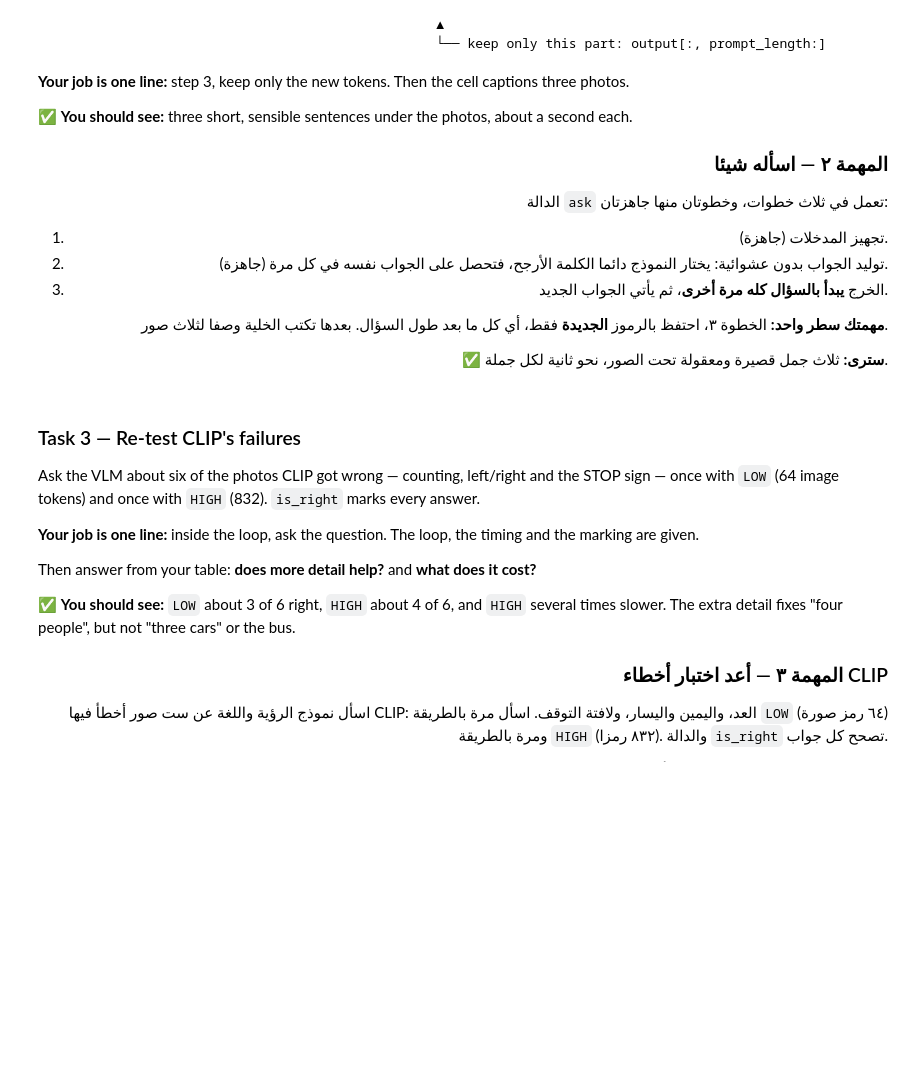
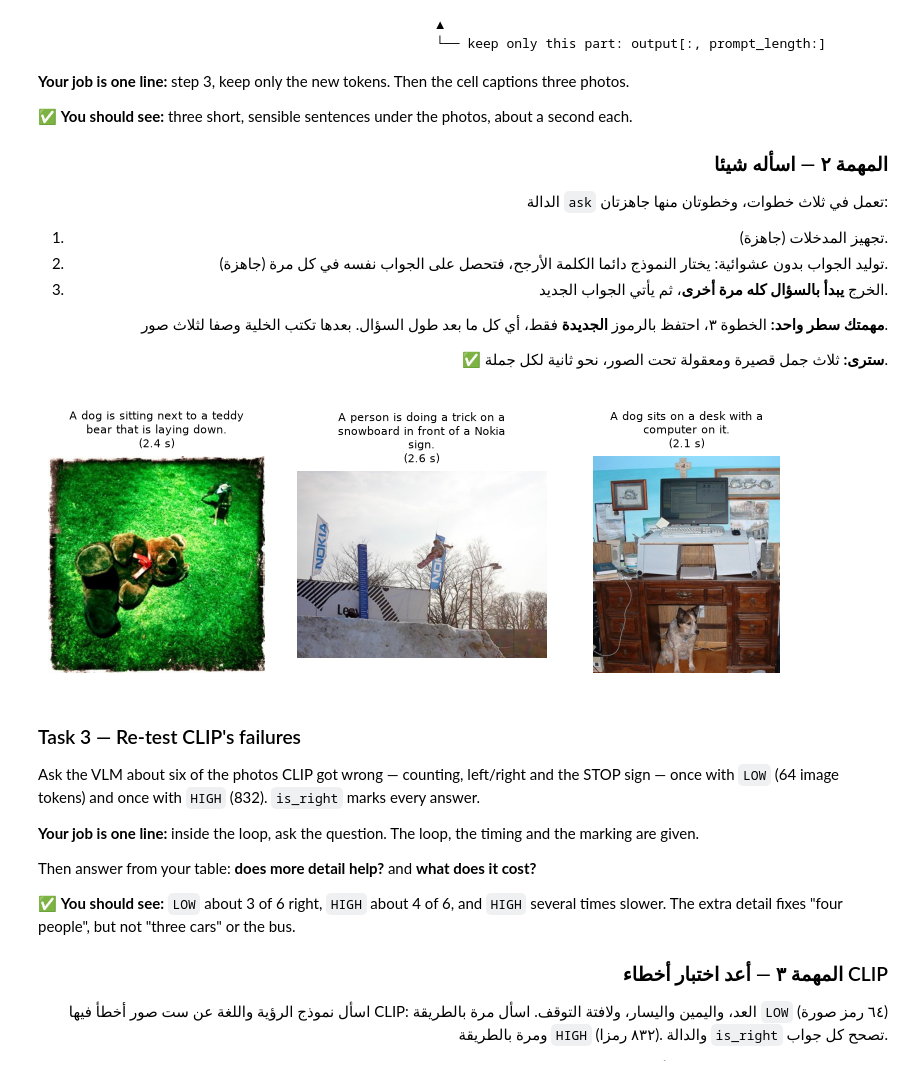
Before and after one commit to 507ahmed507-afk/AIEP_Olo_student, a Jupyter notebook: week_7_multimodal/labs/D2_clip_vlm/D2_clip_vlm_blank.ipynb, the cells around one changed output. Cells and saved outputs as stored; diff of their text form; code cells hidden in the pictures; blank space fills up the shorter version.

```diff
--- a/week_7_multimodal/labs/D2_clip_vlm/D2_clip_vlm_blank.ipynb
+++ b/week_7_multimodal/labs/D2_clip_vlm/D2_clip_vlm_blank.ipynb
@@ -723,20 +817,21 @@ def count_params(part):
 PARTS = {"vision encoder": vlm.model.vision_model,
          "connector": vlm.model.connector,
          "language model": vlm.model.text_model}
+
 PART_PARAMS = {}
 for name, part in PARTS.items():
-    # TODO: PART_PARAMS[name] = ... (use count_params)
-    # مهمة: ضع عدد معاملات هذا الجزء في القاموس.
+    PART_PARAMS[name] = count_params(part)
 
 photo = load_image(CAPTION_IMAGES[0])
 IMAGE_TOKENS = {}
+
 for name, processor in [("LOW", LOW), ("HIGH", HIGH)]:
     input_ids = prepare(photo, "Describe it.", processor)["input_ids"]
-    is_image_token = input_ids == vlm.config.image_token_id          # True where the token is part of the photo
-    # TODO: IMAGE_TOKENS[name] = ... (how many True values in is_image_token: int(... .sum()))
-    # مهمة: عد القيم الصحيحة في القناع، وضع العدد في القاموس.
+    is_image_token = input_ids == vlm.config.image_token_id
+    IMAGE_TOKENS[name] = int(is_image_token.sum())
 
 for name, n in PART_PARAMS.items():
     print(f"{name:<15} {n / 1e6:6.1f} M parameters")
+
 print("\nimage tokens:", IMAGE_TOKENS)
 print("one 512x512 tile = 32 x 32 = 1024 patches; the connector squeezes them into 64 tokens.")
@@ -778,30 +880,34 @@ print("one 512x512 tile = 32 x 32 = 1024 patches; the connector squeezes them in
 # %%
 # ────────────────────────────────────────────────────────────────────
 # 1) A slice [:, n:] keeps every column from position n to the end.
 # 2) new_tokens = output[:, prompt_length:]
 #
 # خطوة ١: القطع من الموقع n إلى النهاية يحتفظ بكل ما بعد n.
-# خطوة ٢: اقطع الخرج من طول السؤال إلى النهاية.
+# خطوة ٢: احتفظ بالرموز التي بعد طول السؤال فقط.
 # ────────────────────────────────────────────────────────────────────
 
 def ask(image, question, processor=LOW, max_new_tokens=30):
     """The VLM's answer to one question about one photo."""
-    inputs = prepare(image, question, processor)                        # 1. photo + question -> tokens
-    output = vlm.generate(**inputs, max_new_tokens=max_new_tokens, do_sample=False)   # 2. write the answer
-    prompt_length = inputs["input_ids"].shape[1]                        # how many tokens the prompt has
-    # TODO: new_tokens = output[:, ...]  (3. keep only what comes after the prompt)
-    # مهمة: احتفظ بالرموز التي بعد طول السؤال فقط.
-    return processor.batch_decode(new_tokens, skip_special_tokens=True)[0].strip()   # tokens -> text
+    inputs = prepare(image, question, processor)
+    output = vlm.generate(**inputs, max_new_tokens=max_new_tokens, do_sample=False)
+    prompt_length = inputs["input_ids"].shape[1]
+
+    new_tokens = output[:, prompt_length:]
+
+    return processor.batch_decode(new_tokens, skip_special_tokens=True)[0].strip()
 
 
 photos, titles = [], []
 for index in [3, 50, 120]:
     picture = load_image(CAPTION_IMAGES[index])
     started = time.perf_counter()
     answer = ask(picture, "Describe this image in one short sentence.")
     photos.append(picture)
     titles.append(textwrap.fill(answer, 34) + f"\n({time.perf_counter() - started:.1f} s)")
+
 show_images(photos, titles)
+# %% [output]
+[figure, added]
 # %% [markdown]
 ### Task 3 — Re-test CLIP's failures
 
```
Also changed, not shown: parts of 17 cells of this notebook.
